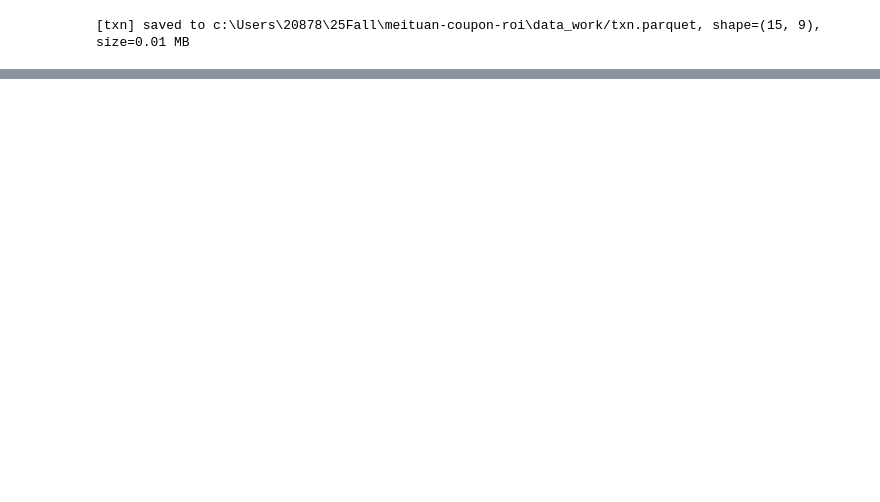
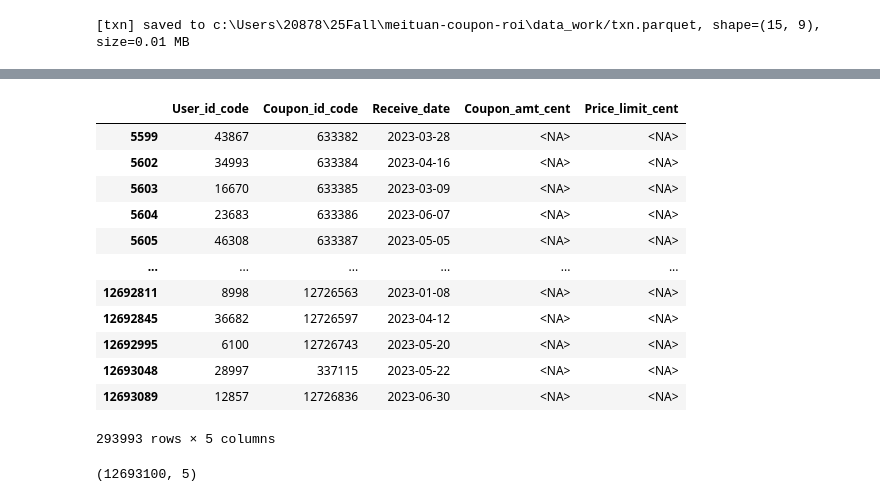
Before and after one commit to Yehongqiu-lab/meituan-coupon-roi, a Jupyter notebook: notebooks/00_EDA.ipynb, the cells around one changed output, grey strips where cells are left out. Drawn from its saved outputs; the diff is of its cells as text; code cells hidden in the pictures; blank space fills up the shorter version.

```diff
--- a/notebooks/00_EDA.ipynb
+++ b/notebooks/00_EDA.ipynb
@@ -136,0 +150,3 @@ dtype: object
+# %%
+df = load_df_from_pq(path="data_work/rcs.parquet", cols=["User_id_code", "Coupon_id_code", "Receive_date", "Coupon_amt_cent", "Price_limit_cent"])
+df.dtypes
@@ -136,0 +161,20 @@ dtype: object
+# %%
+df.loc[df["Coupon_amt_cent"].isna()]
+# %% [output]
+|  | User_id_code | Coupon_id_code | Receive_date | Coupon_amt_cent | Price_limit_cent |
+| 5599 | 43867 | 633382 | 2023-03-28 | <NA> | <NA> |
+| 5602 | 34993 | 633384 | 2023-04-16 | <NA> | <NA> |
+| 5603 | 16670 | 633385 | 2023-03-09 | <NA> | <NA> |
+| 5604 | 23683 | 633386 | 2023-06-07 | <NA> | <NA> |
+| 5605 | 46308 | 633387 | 2023-05-05 | <NA> | <NA> |
+| ... | ... | ... | ... | ... | ... |
+| 12692811 | 8998 | 12726563 | 2023-01-08 | <NA> | <NA> |
+| 12692845 | 36682 | 12726597 | 2023-04-12 | <NA> | <NA> |
+| 12692995 | 6100 | 12726743 | 2023-05-20 | <NA> | <NA> |
+| 12693048 | 28997 | 337115 | 2023-05-22 | <NA> | <NA> |
+| 12693089 | 12857 | 12726836 | 2023-06-30 | <NA> | <NA> |
+293993 rows × 5 columns
+# %%
+df.shape
+# %% [output]
+(12693100, 5)
```
Also changed, not shown: parts of 12 cells of this notebook, 22 other files.
